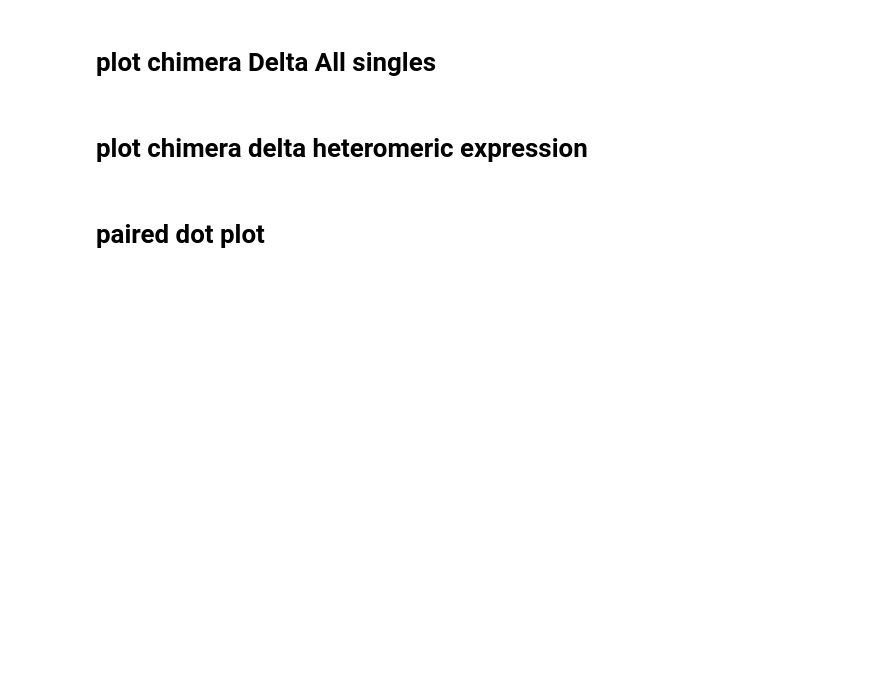
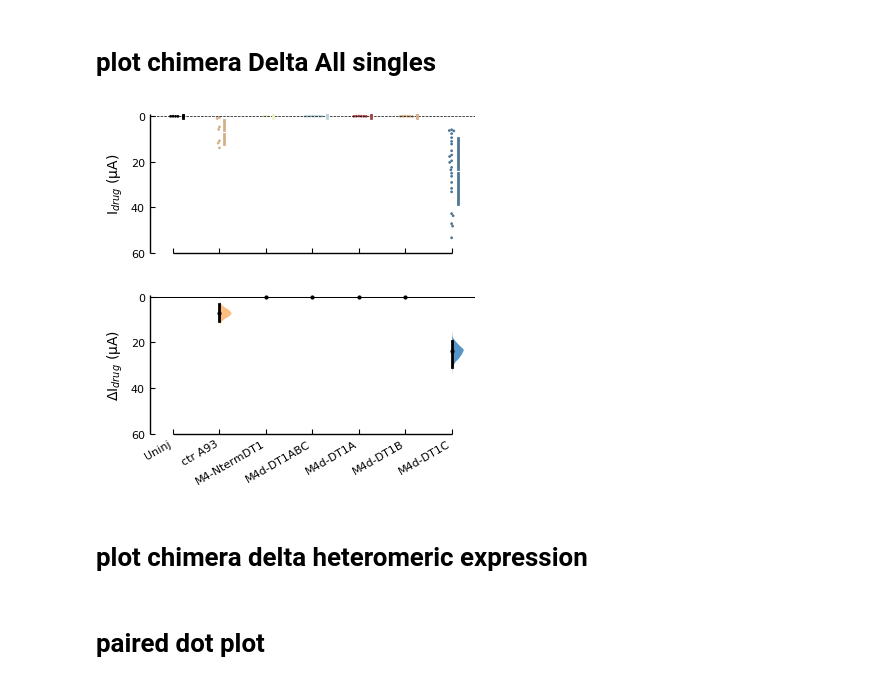
Before and after one commit to sfechner/JupyterNotebooksDEGENaCPharm, a Jupyter notebook: RatioNterm.ipynb, the cells around one changed output. Cells and saved outputs as stored; diff of their text form; code cells hidden in the pictures; blank space fills up the shorter version.

```diff
--- a/RatioNterm.ipynb
+++ b/RatioNterm.ipynb
@@ -530,36 +601,38 @@ TypeError: must be real number, not list
 # %%
 #plt.figure(figsize=(3.5, 3))
 fig1= Fig_Delta_Chimera.mean_diff.plot(swarm_ylim=(60,-1), contrast_ylim=(60,-1), fig_size=(5, 4.5),  raw_marker_size=(2),es_marker_size=2,contrast_label='ΔI$_{drug}$ (µA)',
-                                    swarm_label='I$_{drug}$ (µA)',custom_palette=colorsDelta, reflines_kwargs = {'linestyle':'dashed', 'linewidth':0.75})#,reflines_kwargs
+                                    swarm_label='I$_{drug}$ (µA)',custom_palette=colorsDeltaChimera, reflines_kwargs = {'linestyle':'dashed', 'linewidth':0.75})#,reflines_kwargs
 
 
 fig1.axes[0].plot([-1,50], [0,0], 'k-', color='#000000', linestyle='--',linewidth=0.5)
 #fig1.axes[1].plot([-1,20], [-1,-1], 'k--', color='#000000', linewidth=1)
 fig1.axes[0].tick_params(axis='both', which='major', labelsize=AxisLegendSize)
 fig1.axes[1].tick_params(axis='both', which='major', labelsize=AxisLegendSize)
 fig1.axes[0].get_yaxis().set_tick_params(direction='in')
 fig1.axes[1].get_yaxis().set_tick_params(direction='in')
 fig1.axes[0].get_xaxis().set_tick_params(direction='in')
 fig1.axes[1].get_xaxis().set_tick_params(direction='in')
 
 
 
 labels = ['','']
 fig1.axes[0].set_xticklabels(labels, rotation=30, ha='right')
 # fig1.axes[0].text(0.13, -12.5, 'Ibu (µM)')
 # fig1.axes[0].text(4.0, -12.5, 'Asp  (µM)')
 
 labels2 = ['Uninj']
 for i in range(0,len(LabelChimera)):
     #labels2.append('')
     labels2.append(LabelChimera[i])
 
 #labels2 = ['',LabelAlanin[0],'','F84A','','K85A','','E86A','','F87A','','C88A','','Y89A','','K90A','','T91A','','S92A','','H94A','','G95A','','I96A','','P97A','','M98A','','I99A','','G100A']
 fig1.axes[1].set_xticklabels(labels2, rotation=30, ha='right')
 
 #plt.gcf().subplots_adjust(bottom=0.2, left=0.3,right=None, top=None,hspace=1.5, wspace=0.2)
 plt.gcf().subplots_adjust(bottom=0.17, left=0.25,right=None, top=None,hspace=0.75, wspace=0.2)
 plt.savefig(filedirExportFig+"ChangeinCurrentPilotChimera"+'.pdf')
+# %% [output]
+[figure, added]
 # %% [markdown]
 # plot chimera delta heteromeric expression
 # %% [markdown]
```
Also changed, not shown: parts of 28 cells of this notebook, 3 other files.
